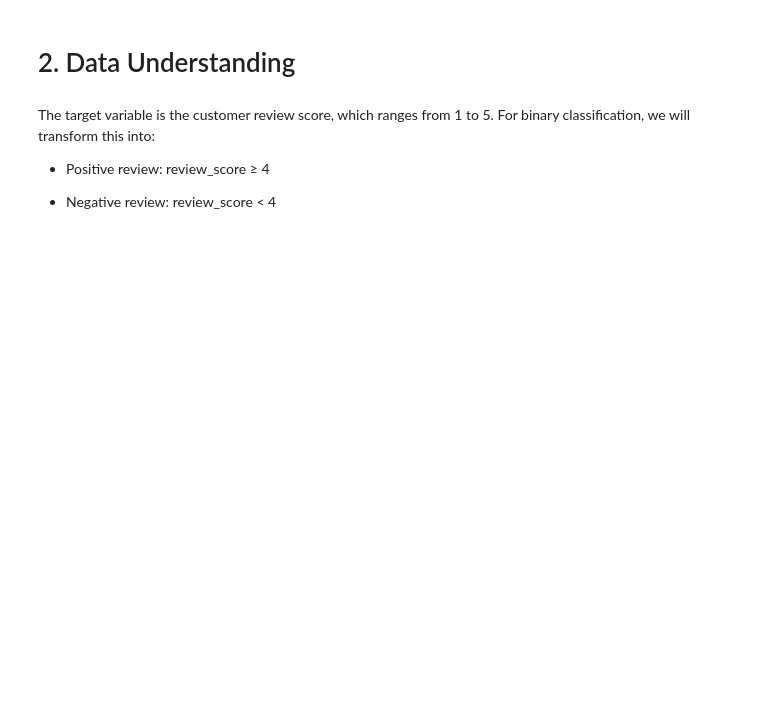
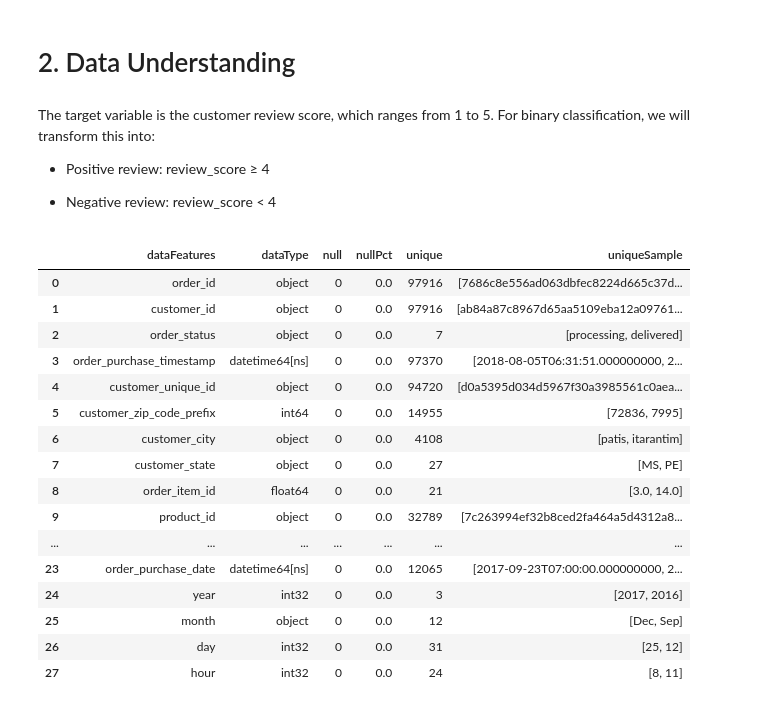
Before and after one commit to fahdmuchammad/Final_project_Sigma, a Jupyter notebook: Fin_pro.ipynb, the cells around one changed output. Saved outputs shown, nothing was run; the diff lists cells and outputs as text; code cells hidden in the pictures; blank space fills up the shorter version.

```diff
--- a/Fin_pro.ipynb
+++ b/Fin_pro.ipynb
@@ -511,3 +521,30 @@ The target variable is the customer review score, which ranges from 1 to 5. For
 * Positive review: review_score ≥ 4
 
 * Negative review: review_score < 4
+# %%
+listItem = []
+for col in df.columns :
+    listItem.append([col, df[col].dtype, df[col].isna().sum(), round((df[col].isna().sum()/len(df[col])) * 100,2),
+                    df[col].nunique(), list(df[col].drop_duplicates().sample(2).values)]);
+
+dfDesc = pd.DataFrame(columns=['dataFeatures', 'dataType', 'null', 'nullPct', 'unique', 'uniqueSample'],
+                     data=listItem)
+dfDesc
+# %% [output]
+|  | dataFeatures | dataType | null | nullPct | unique | uniqueSample |
+| 0 | order_id | object | 0 | 0.0 | 97916 | [7686c8e556ad063dbfec8224d665c37d... |
+| 1 | customer_id | object | 0 | 0.0 | 97916 | [ab84a87c8967d65aa5109eba12a09761... |
+| 2 | order_status | object | 0 | 0.0 | 7 | [processing, delivered] |
+| 3 | order_purchase_timestamp | datetime64[ns] | 0 | 0.0 | 97370 | [2018-08-05T06:31:51.000000000, 2... |
+| 4 | customer_unique_id | object | 0 | 0.0 | 94720 | [d0a5395d034d5967f30a3985561c0aea... |
+| 5 | customer_zip_code_prefix | int64 | 0 | 0.0 | 14955 | [72836, 7995] |
+| 6 | customer_city | object | 0 | 0.0 | 4108 | [patis, itarantim] |
+| 7 | customer_state | object | 0 | 0.0 | 27 | [MS, PE] |
+| 8 | order_item_id | float64 | 0 | 0.0 | 21 | [3.0, 14.0] |
+| 9 | product_id | object | 0 | 0.0 | 32789 | [7c263994ef32b8ced2fa464a5d4312a8... |
+| ... | ... | ... | ... | ... | ... | ... |
+| 23 | order_purchase_date | datetime64[ns] | 0 | 0.0 | 12065 | [2017-09-23T07:00:00.000000000, 2... |
+| 24 | year | int32 | 0 | 0.0 | 3 | [2017, 2016] |
+| 25 | month | object | 0 | 0.0 | 12 | [Dec, Sep] |
+| 26 | day | int32 | 0 | 0.0 | 31 | [25, 12] |
+| 27 | hour | int32 | 0 | 0.0 | 24 | [8, 11] |
```
Also changed, not shown: parts of 5 cells of this notebook.
